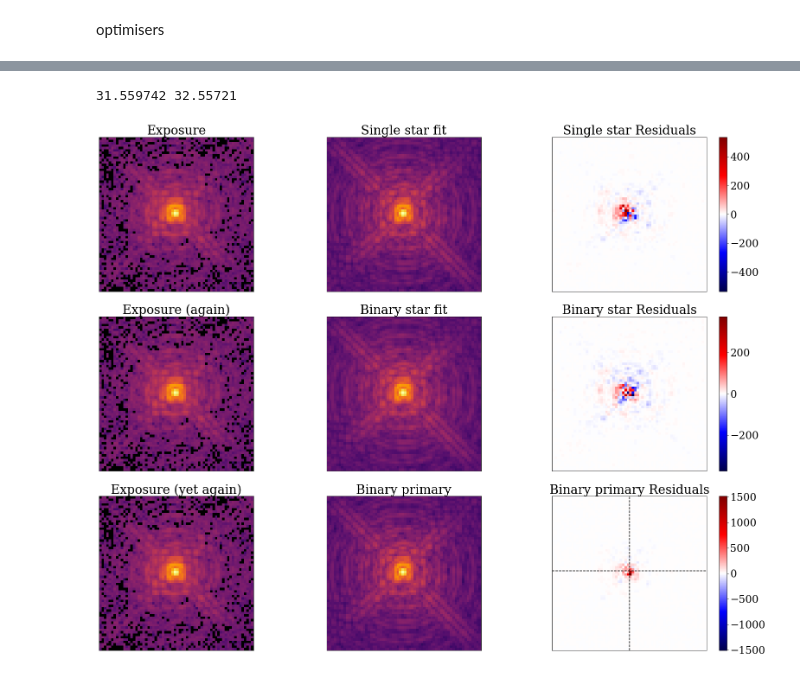
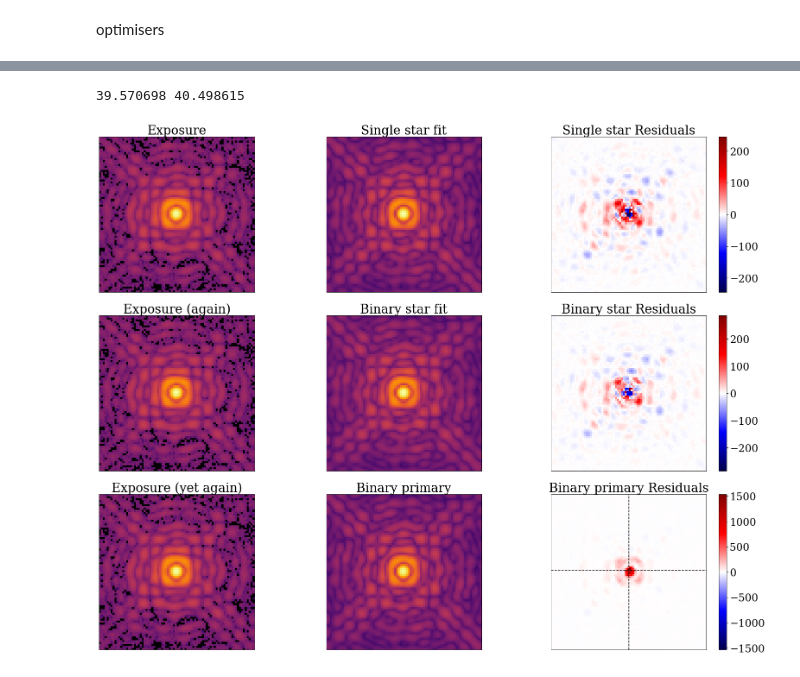
Before and after one commit to h-greer/hubble, a Jupyter notebook: notebooks/single-vs-binary.ipynb, the cells around one changed output, grey strips where cells are left out. Saved outputs shown, nothing was run; the diff lists cells and outputs as text; code cells hidden in the pictures.

```diff
--- a/notebooks/single-vs-binary.ipynb
+++ b/notebooks/single-vs-binary.ipynb
@@ -65,20 +72,22 @@ f145m = np.asarray(pd.read_csv("../data/HST_NICMOS1.F145M.dat", sep=' '))
 # %% [markdown]
 models
 # %%
-wavels = f095n[::5,0]/1e10
-weights = f095n[::5,1]
+wavels_095 = f095n[::5,0]/1e10
+weights_095 = f095n[::5,1]
 
+wavels_190 = f190n[::5,0]/1e10
+weights_190 = f190n[::5,1]
 
 point = dl.PointSource(
     #wavelengths=wavels,
-    spectrum=dl.Spectrum(wavels, weights),
+    spectrum=dl.Spectrum(wavels_190, weights_190),
     flux = 5000,
 )
 
 binary = dl.BinarySource(
-    wavelengths=wavels,
-    weights=weights,
-    spectrum=dl.Spectrum(wavels, weights),
+    wavelengths=wavels_190,
+    weights=weights_190,
+    #spectrum=dl.Spectrum(wavels_190, weights_190),
     mean_flux=3000,
     separation=dlu.arcsec2rad(0.042),
     position_angle=1.8607855,
@@ -150,7 +159,7 @@ def flatten(l):
     else:
         return [l]
 
-g = 5e-3
+g = 1e-2
 
 things_single = {
     "flux" : opt(g*10,10),
@@ -203,11 +212,11 @@ rc = False
 
 array_model_s = zdx.set_array(point_model,paths_s)
 
-fishers_s = calc_fishers(array_model_s, [exposure], paths_s, recalculate=rc)
-lrs_s = calc_lrs(array_model_s, [exposure], fishers_s, paths_s)
+fishers_s = calc_fishers(array_model_s, [exposure_190], paths_s, recalculate=rc)
+lrs_s = calc_lrs(array_model_s, [exposure_190], fishers_s, paths_s)
 
 array_model_b = zdx.set_array(binary_model,paths_b)
 
-fishers_b = calc_fishers(array_model_b, [exposure], paths_b, recalculate=rc)
-lrs_b = calc_lrs(array_model_b, [exposure], fishers_b, paths_b)
+fishers_b = calc_fishers(array_model_b, [exposure_190], paths_b, recalculate=rc)
+lrs_b = calc_lrs(array_model_b, [exposure_190], fishers_b, paths_b)
 # %% [output]
@@ -252,8 +261,8 @@ optim_s, opt_state_s = zdx.get_optimiser(
 
 
 losses_s, models_s = [], []
-for i in tqdm(range(200)):
-    loss, grads = loss_fn_s(point_model,exposure)
+for i in tqdm(range(500)):
+    loss, grads = loss_fn_s(point_model,exposure_190)
     grads = jtu.tree_map(lambda x, y: x * np.abs(y), grads, lrs_s)
     updates, opt_state_s = optim_s.update(grads, opt_state_s)
     point_model = zdx.apply_updates(point_model, updates)
@@ -267,8 +276,8 @@ optim_b, opt_state_b = zdx.get_optimiser(
 
 
 losses_b, models_b = [], []
-for i in tqdm(range(200)):
-    loss, grads = loss_fn_b(binary_model,exposure)
+for i in tqdm(range(500)):
+    loss, grads = loss_fn_b(binary_model,exposure_190)
     grads = jtu.tree_map(lambda x, y: x * np.abs(y), grads, lrs_b)
     updates, opt_state_b = optim_b.update(grads, opt_state_b)
     binary_model = zdx.apply_updates(binary_model, updates)
@@ -357,7 +368,7 @@ resid = axs[1,2].imshow(binary_resid, vmin=-rlim, vmax=rlim, cmap='seismic')
 plt.colorbar(resid,ax=axs[1,2])
 
 binary_primary_source = dl.PointSource(
-    spectrum=dl.Spectrum(wavels,weights),
+    spectrum=dl.Spectrum(wavels_190,weights_190),
     position = dlu.positions_from_sep(
         binary_model.position,
         binary_model.separation,
@@ -386,35 +397,35 @@ resid = axs[2,2].imshow(bp_resid, vmin=-rlim, vmax=rlim, cmap='seismic')
 plt.colorbar(resid,ax=axs[2,2])
 
 x, y = dlu.rad2arcsec(binary_primary_system.position)/0.042 + wid/2
 
 print(x,y)
 
 axs[2,2].axvline(x, color='k',linestyle='--')
 axs[2,2].axhline(y, color='k',linestyle='--')
 
 axs[0,0].set_title("Exposure")
 axs[1,0].set_title("Exposure (again)")
 axs[2,0].set_title("Exposure (yet again)")
 
 axs[0,1].set_title("Single star fit")
 axs[1,1].set_title("Binary star fit")
 axs[2,1].set_title("Binary primary")
 
 axs[0,2].set_title("Single star Residuals")
 axs[1,2].set_title("Binary star Residuals")
 axs[2,2].set_title("Binary primary Residuals")
 
 
 
 for i in range(3):
     for j in range(3):
         axs[i,j].set_xticks([])
         axs[i,j].set_yticks([])
 
 fig.tight_layout()
 # %% [output]
-31.559742 32.55721
+39.570698 40.498615
-[figure, old version]
+[figure, new version]
 # %%
 xw = 3
 yw = int(np.ceil(len(groups_s)/xw))
```
Also changed, not shown: parts of 8 cells of this notebook.
